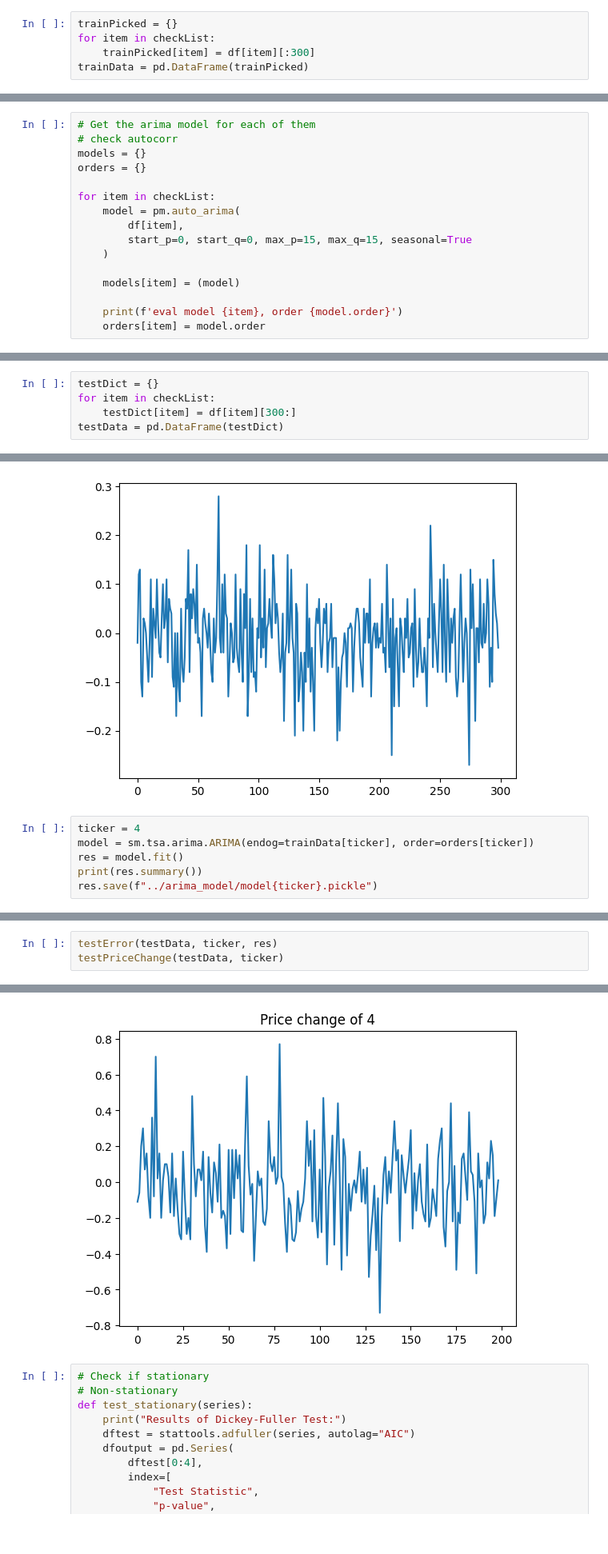
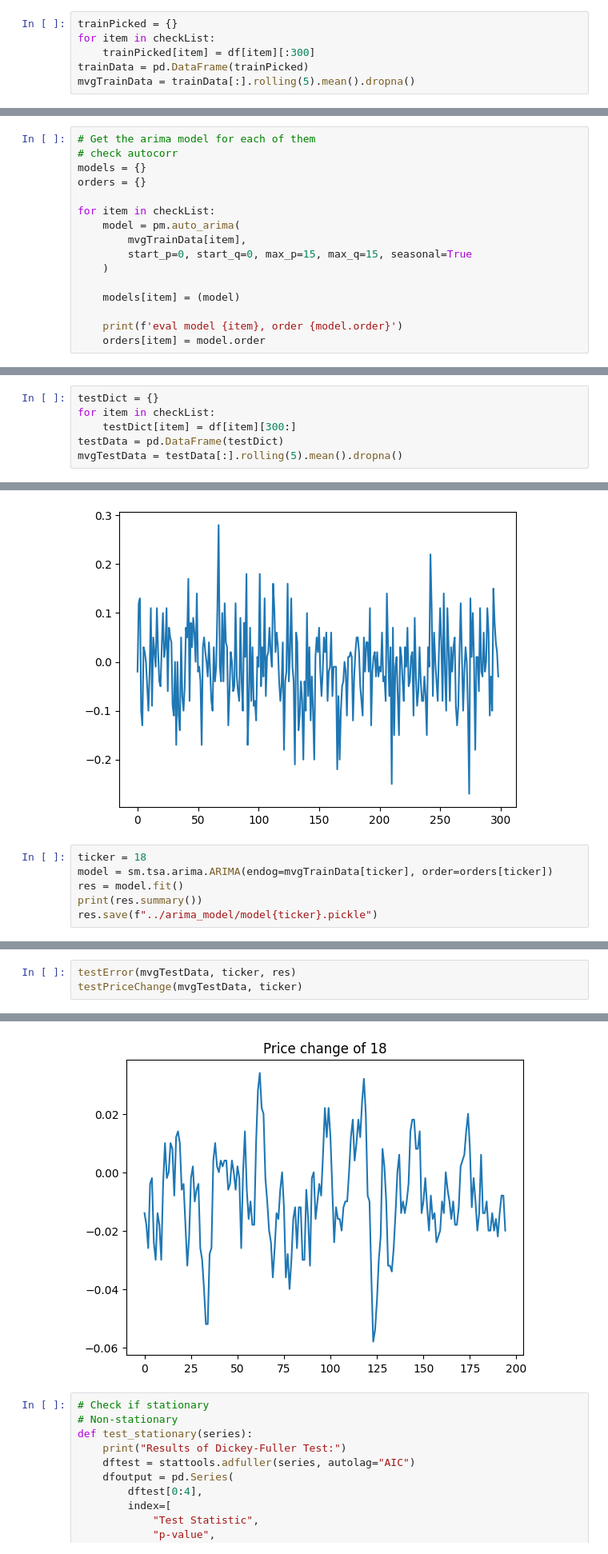
Before and after one commit to Troppydash/algothon, a Jupyter notebook: da/single_series.ipynb, the cells around one changed output, grey strips where cells are left out. Shown at 80% size. Saved outputs shown, nothing was run; the diff lists cells and outputs as text.

Commit message:
Check if can arima the moving average

```diff
--- a/da/single_series.ipynb
+++ b/da/single_series.ipynb
@@ -103,6 +68,7 @@ trainPicked = {}
 for item in checkList:
     trainPicked[item] = df[item][:300]
 trainData = pd.DataFrame(trainPicked)
+mvgTrainData = trainData[:].rolling(5).mean().dropna()
 # %%
 trainData.describe()
 # %% [output]
@@ -124,7 +103,7 @@ orders = {}
 
 for item in checkList:
     model = pm.auto_arima(
-        df[item],
+        mvgTrainData[item],
         start_p=0, start_q=0, max_p=15, max_q=15, seasonal=True
     )
 
@@ -175,6 +141,7 @@ testDict = {}
 for item in checkList:
     testDict[item] = df[item][300:]
 testData = pd.DataFrame(testDict)
+mvgTestData = testData[:].rolling(5).mean().dropna()
 # %%
 def testError(testData, ticker, model):
     errors = []
@@ -207,8 +174,8 @@ sns.lineplot(np.array(trainData[3])[1:] - np.array(trainData[3])[:-1])
 <Axes: >
 [figure]
 # %%
-ticker = 4
-model = sm.tsa.arima.ARIMA(endog=trainData[ticker], order=orders[ticker])
+ticker = 18
+model = sm.tsa.arima.ARIMA(endog=mvgTrainData[ticker], order=orders[ticker])
 res = model.fit()
 print(res.summary())
 res.save(f"../arima_model/model{ticker}.pickle")
@@ -231,6 +198,6 @@ Covariance Type:                  opg
 Warnings:
 [1] Covariance matrix calculated using the outer product of gradients (complex-step).
 # %%
-testError(testData, ticker, res)
-testPriceChange(testData, ticker)
+testError(mvgTestData, ticker, res)
+testPriceChange(mvgTestData, ticker)
 # %% [output]
@@ -257,4 +224,4 @@ dtype: float64
-[figure, old version]
+[figure, new version]
 # %%
 # Check if stationary
 # Non-stationary
```
Also changed, not shown: parts of 8 cells of this notebook, 3 other files.
